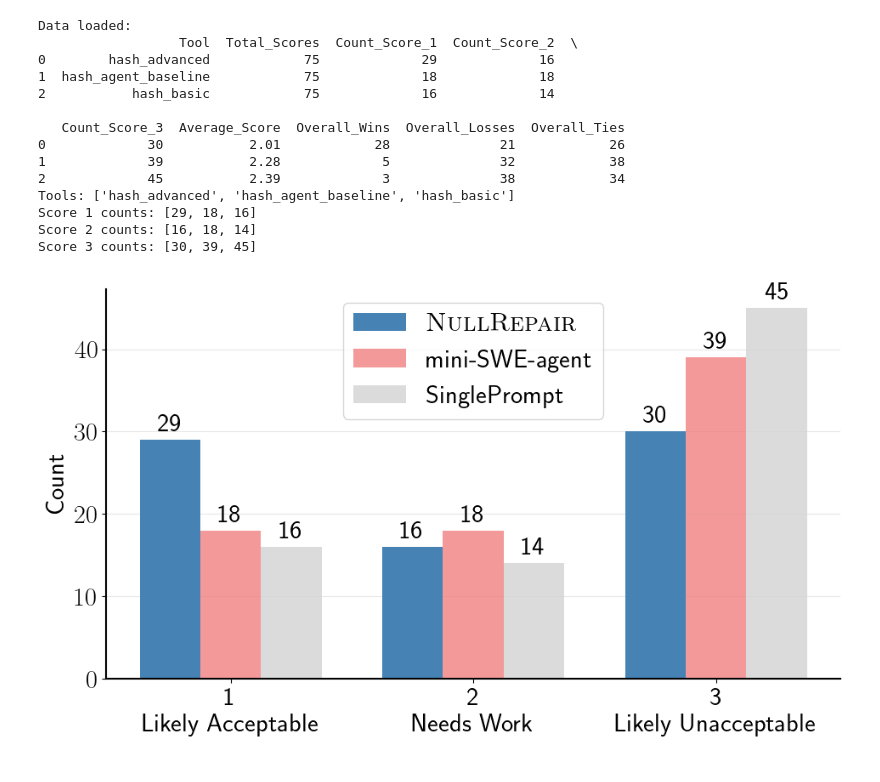
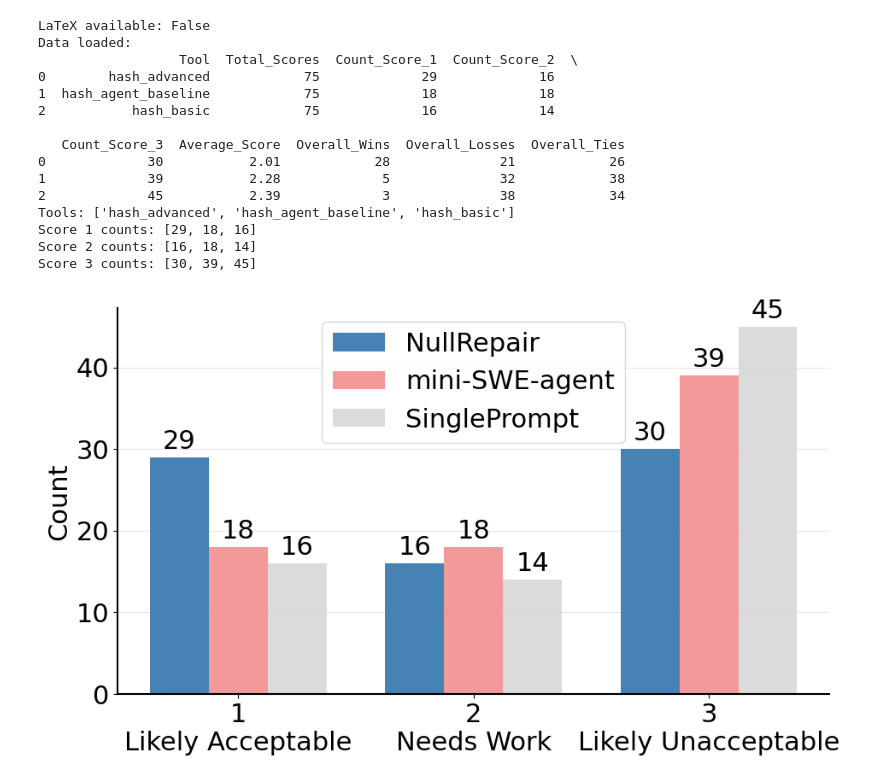
Before and after one commit to Pascal-Joos/NullAwayAnnotatorBaseline, a Jupyter notebook: evaluation_scripts/manual_inspection/manual_inspection_plot.ipynb, the cells around one changed output. Cells and saved outputs as stored; diff of their text form; code cells hidden in the pictures.

Commit message:
Fix manual inspection plot notbook to use correct file and work without latex

```diff
--- a/evaluation_scripts/manual_inspection/manual_inspection_plot.ipynb
+++ b/evaluation_scripts/manual_inspection/manual_inspection_plot.ipynb
@@ -2,12 +2,16 @@
 import pandas as pd
 import matplotlib.pyplot as plt
 import numpy as np
+from shutil import which
 
 # Set matplotlib parameters for larger fonts and enable LaTeX
 plt.rcParams.update({'font.size': 22})
-plt.rcParams['text.usetex'] = True
 
-df = pd.read_csv('../../evaluation_data/evaluation_results/manual_inspection/manual_inspection_scoring_with_classification.tsv', sep='\t')
+plt.rcParams['text.usetex'] = which("latex") is not None
+print(f"LaTeX available: {plt.rcParams['text.usetex']}")
+
+
+df = pd.read_csv('../../evaluation_data/evaluation_results/manual_inspection/scoring_stats/manual_inspection_statistics.tsv', sep='\t')
 print("Data loaded:")
 print(df)
 
@@ -24,7 +28,11 @@ print(f"Score 3 counts: {score_3}")
 
 fig, ax = plt.subplots(figsize=(10, 6))
 
-tool_labels = [r'\textsc{NullRepair}', 'mini-SWE-agent', 'SinglePrompt']
+if plt.rcParams['text.usetex'] == True:
+    tool_labels = [r'\textsc{NullRepair}', 'mini-SWE-agent', 'SinglePrompt']
+else:
+    tool_labels = ['NullRepair', 'mini-SWE-agent', 'SinglePrompt']
+
 x = np.arange(3)
 width = 0.25
 
@@ -56,31 +64,32 @@ def autolabel_alt(bars):
                     textcoords="offset points",
                     ha='center', va='bottom',
                     fontsize=22, fontweight='normal')  # Same as tick labels
 
 autolabel_alt(bars1)
 autolabel_alt(bars2)
 autolabel_alt(bars3)
 
 ax.grid(True, alpha=0.3, axis='y')
 ax.set_axisbelow(True)
 
 plt.subplots_adjust(left=0.15, bottom=0.15, right=0.95, top=0.95)
 plt.tight_layout()
 plt.show()
 fig.savefig('plot_manual_inspection_scores.pdf', bbox_inches='tight', pad_inches=0.05)
 # %% [output]
+LaTeX available: False
 Data loaded:
                   Tool  Total_Scores  Count_Score_1  Count_Score_2  \
 0        hash_advanced            75             29             16
 1  hash_agent_baseline            75             18             18
 2           hash_basic            75             16             14
 
    Count_Score_3  Average_Score  Overall_Wins  Overall_Losses  Overall_Ties
 0             30           2.01            28              21            26
 1             39           2.28             5              32            38
 2             45           2.39             3              38            34
 Tools: ['hash_advanced', 'hash_agent_baseline', 'hash_basic']
 Score 1 counts: [29, 18, 16]
 Score 2 counts: [16, 18, 14]
 Score 3 counts: [30, 39, 45]
-[figure, old version]
+[figure, new version]
```
